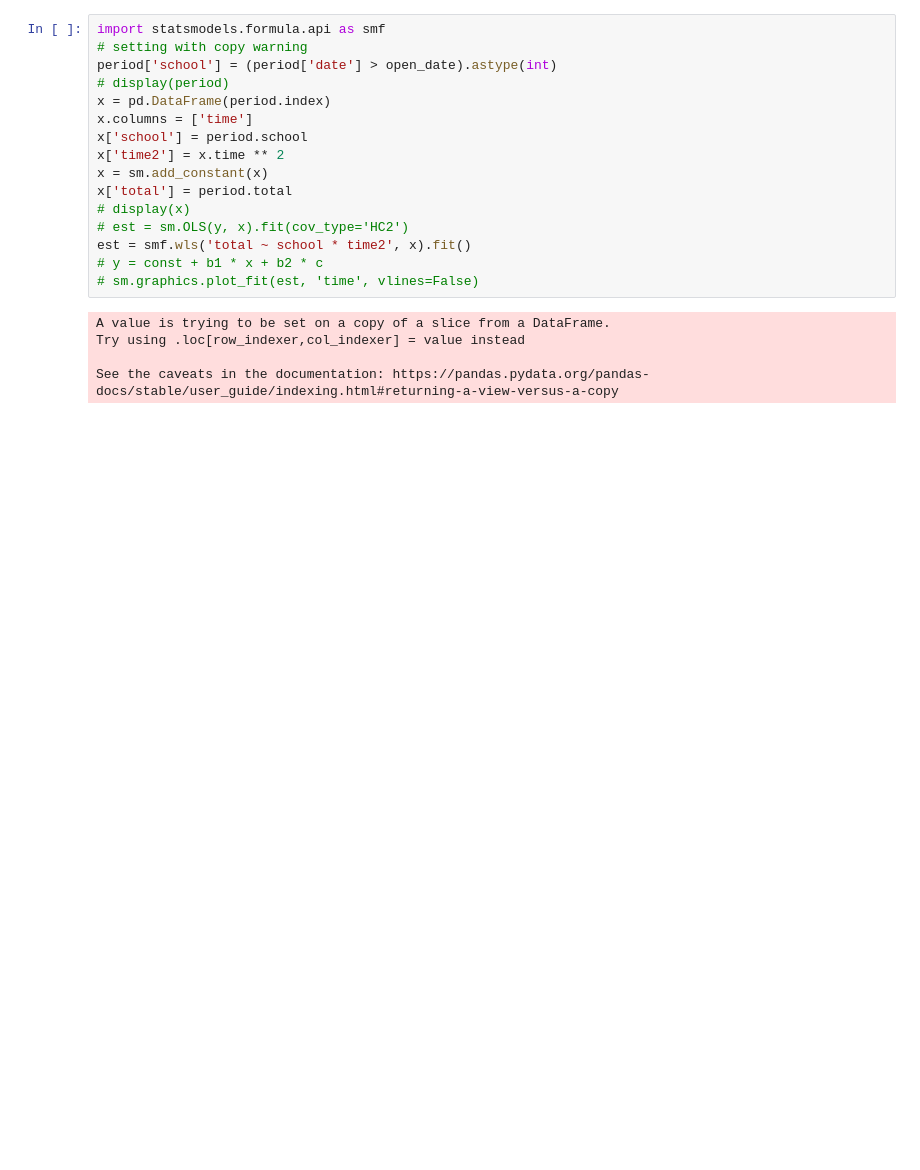
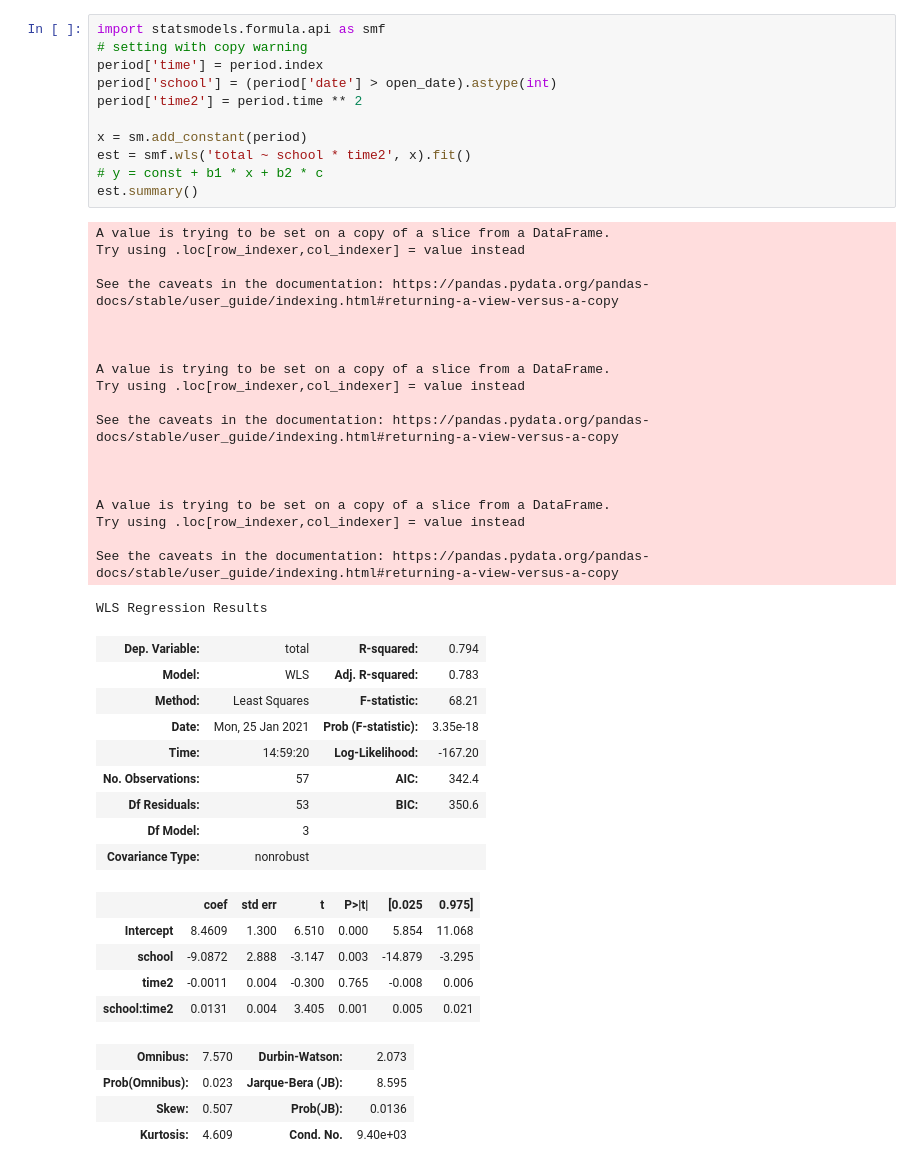
Before and after one commit to yuriemond/covid-rdd, a Jupyter notebook: notebook/sasha.ipynb, the cells around one changed output. Cells and saved outputs as stored; diff of their text form; blank space fills up the shorter version.

```diff
--- a/notebook/sasha.ipynb
+++ b/notebook/sasha.ipynb
@@ -56,21 +32,49 @@ fig.show()
 # %%
 import statsmodels.formula.api as smf
 # setting with copy warning
+period['time'] = period.index
 period['school'] = (period['date'] > open_date).astype(int)
-# display(period)
-x = pd.DataFrame(period.index)
-x.columns = ['time']
-x['school'] = period.school
-x['time2'] = x.time ** 2
-x = sm.add_constant(x)
-x['total'] = period.total
-# display(x)
-# est = sm.OLS(y, x).fit(cov_type='HC2')
+period['time2'] = period.time ** 2
+
+x = sm.add_constant(period)
 est = smf.wls('total ~ school * time2', x).fit()
 # y = const + b1 * x + b2 * c
-# sm.graphics.plot_fit(est, 'time', vlines=False)
+est.summary()
 # %% [output]
 A value is trying to be set on a copy of a slice from a DataFrame.
 Try using .loc[row_indexer,col_indexer] = value instead
 
 See the caveats in the documentation: https://pandas.pydata.org/pandas-docs/stable/user_guide/indexing.html#returning-a-view-versus-a-copy
+
+
+
+A value is trying to be set on a copy of a slice from a DataFrame.
+Try using .loc[row_indexer,col_indexer] = value instead
+
+See the caveats in the documentation: https://pandas.pydata.org/pandas-docs/stable/user_guide/indexing.html#returning-a-view-versus-a-copy
+
+
+
+A value is trying to be set on a copy of a slice from a DataFrame.
+Try using .loc[row_indexer,col_indexer] = value instead
+
+See the caveats in the documentation: https://pandas.pydata.org/pandas-docs/stable/user_guide/indexing.html#returning-a-view-versus-a-copy
+WLS Regression Results
+| Dep. Variable: | total | R-squared: | 0.794 |
+| Model: | WLS | Adj. R-squared: | 0.783 |
+| Method: | Least Squares | F-statistic: | 68.21 |
+| Date: | Mon, 25 Jan 2021 | Prob (F-statistic): | 3.35e-18 |
+| Time: | 14:59:20 | Log-Likelihood: | -167.20 |
+| No. Observations: | 57 | AIC: | 342.4 |
+| Df Residuals: | 53 | BIC: | 350.6 |
+| Df Model: | 3 |  |  |
+| Covariance Type: | nonrobust |  |  |
+|  | coef | std err | t | P>|t| | [0.025 | 0.975] |
+| Intercept | 8.4609 | 1.300 | 6.510 | 0.000 | 5.854 | 11.068 |
+| school | -9.0872 | 2.888 | -3.147 | 0.003 | -14.879 | -3.295 |
+| time2 | -0.0011 | 0.004 | -0.300 | 0.765 | -0.008 | 0.006 |
+| school:time2 | 0.0131 | 0.004 | 3.405 | 0.001 | 0.005 | 0.021 |
+| Omnibus: | 7.570 | Durbin-Watson: | 2.073 |
+| Prob(Omnibus): | 0.023 | Jarque-Bera (JB): | 8.595 |
+| Skew: | 0.507 | Prob(JB): | 0.0136 |
+| Kurtosis: | 4.609 | Cond. No. | 9.40e+03 |
```
Also changed, not shown: parts of 11 cells of this notebook.
